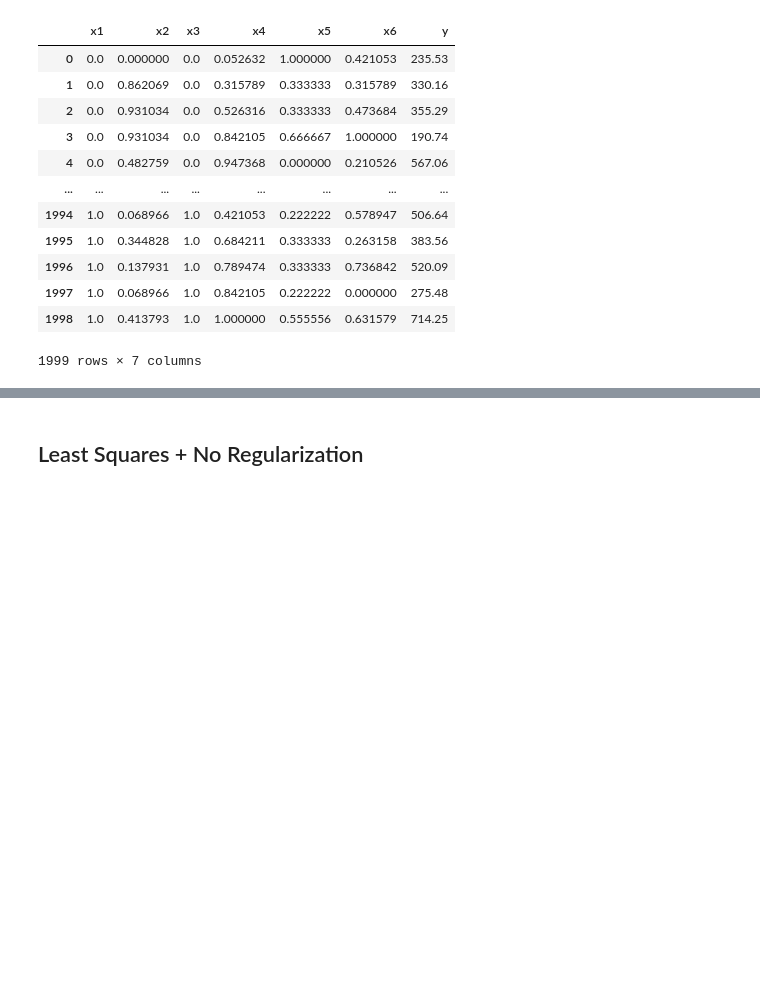
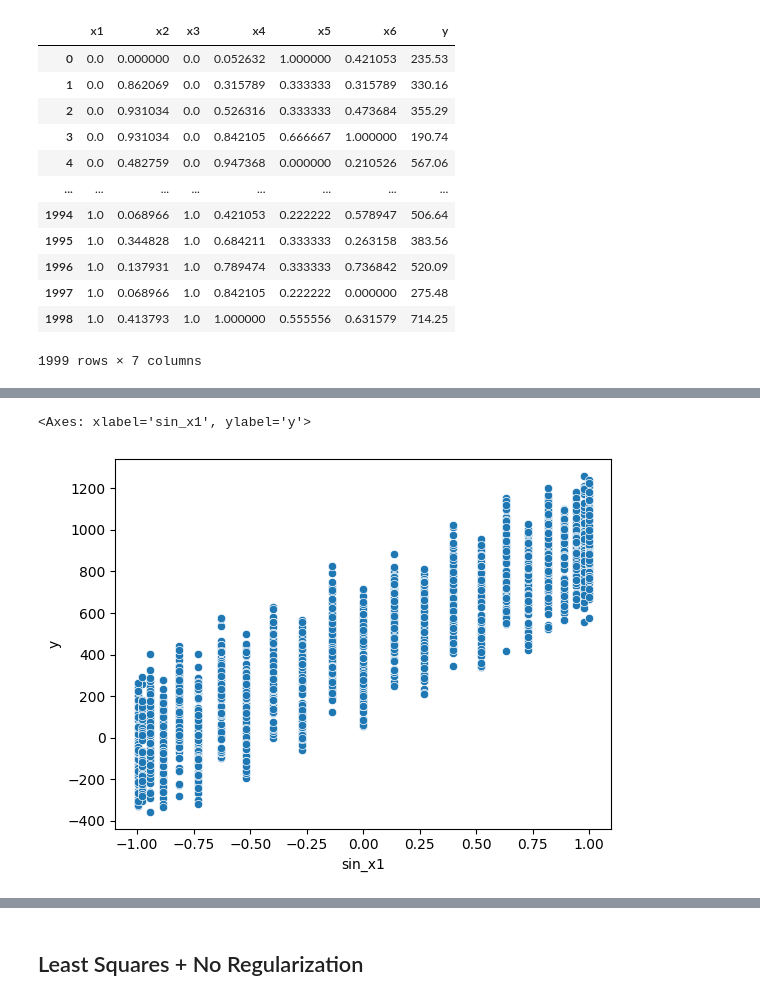
Before and after one commit to Marwyk2003/mpum_miniproject1, a Jupyter notebook: src/regression.ipynb, the cells around one changed output, grey strips where cells are left out. Saved outputs shown, nothing was run; the diff lists cells and outputs as text; code cells hidden in the pictures; blank space fills up the shorter version.

```diff
--- a/src/regression.ipynb
+++ b/src/regression.ipynb
@@ -82,3 +81,8 @@ sns.scatterplot(df, x='x6', y='y')
+# %%
+sns.scatterplot(df, x='sin_x1', y='y')
+# %% [output]
+<Axes: xlabel='sin_x1', ylabel='y'>
+[figure, added]
 # %%
 def partition(train, valid):
     assert train + valid <= 1
```
Also changed, not shown: parts of 17 cells of this notebook, 1 other file.
